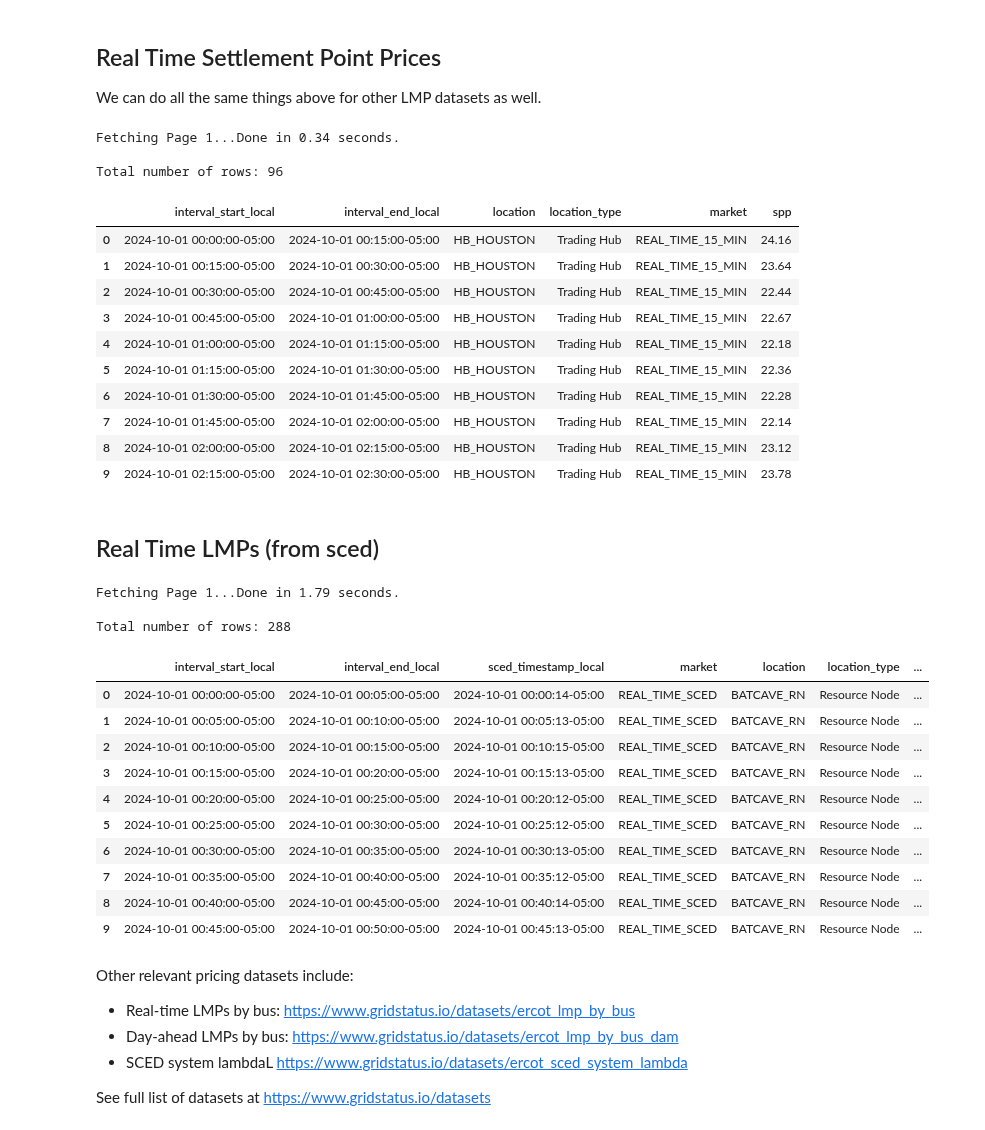
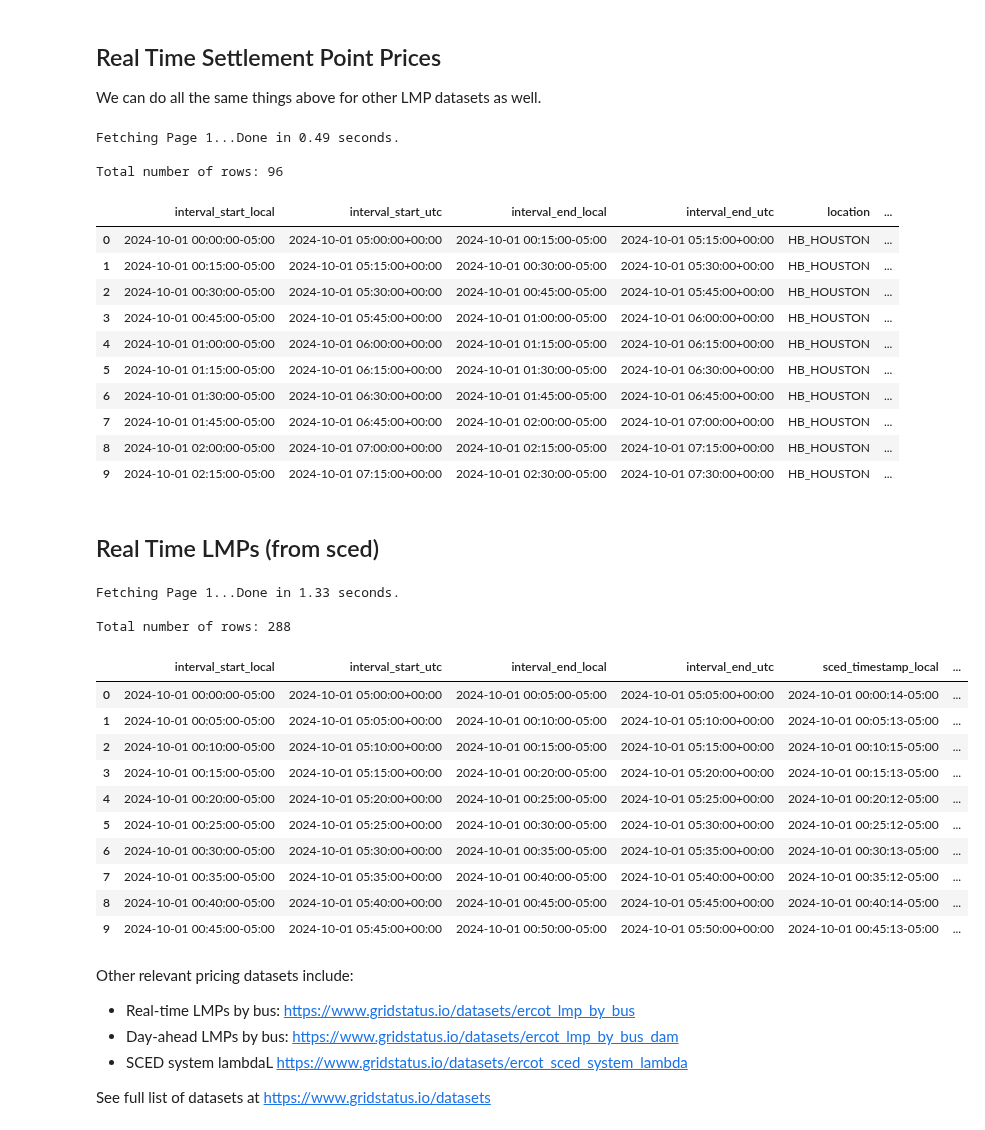
Before and after one commit to gridstatus/gridstatusio, a Jupyter notebook: Examples/ERCOT Pricing Data.ipynb, the cells around one changed output. Drawn from its saved outputs; the diff is of its cells as text; code cells hidden in the pictures.

```diff
--- a/Examples/ERCOT Pricing Data.ipynb
+++ b/Examples/ERCOT Pricing Data.ipynb
@@ -106,51 +106,51 @@ df_rt = client.get_dataset(
     end="2024-10-02",
     filter_column="location",
     filter_value="HB_HOUSTON",
-    tz="US/Central",
+    timezone="US/Central",
 )
 df_rt.head(10)
 # %% [output]
-Fetching Page 1...Done in 0.34 seconds.
+Fetching Page 1...Done in 0.49 seconds.
 
 Total number of rows: 96
-|  | interval_start_local | interval_end_local | location | location_type | market | spp |
-| 0 | 2024-10-01 00:00:00-05:00 | 2024-10-01 00:15:00-05:00 | HB_HOUSTON | Trading Hub | REAL_TIME_15_MIN | 24.16 |
-| 1 | 2024-10-01 00:15:00-05:00 | 2024-10-01 00:30:00-05:00 | HB_HOUSTON | Trading Hub | REAL_TIME_15_MIN | 23.64 |
-| 2 | 2024-10-01 00:30:00-05:00 | 2024-10-01 00:45:00-05:00 | HB_HOUSTON | Trading Hub | REAL_TIME_15_MIN | 22.44 |
-| 3 | 2024-10-01 00:45:00-05:00 | 2024-10-01 01:00:00-05:00 | HB_HOUSTON | Trading Hub | REAL_TIME_15_MIN | 22.67 |
-| 4 | 2024-10-01 01:00:00-05:00 | 2024-10-01 01:15:00-05:00 | HB_HOUSTON | Trading Hub | REAL_TIME_15_MIN | 22.18 |
-| 5 | 2024-10-01 01:15:00-05:00 | 2024-10-01 01:30:00-05:00 | HB_HOUSTON | Trading Hub | REAL_TIME_15_MIN | 22.36 |
-| 6 | 2024-10-01 01:30:00-05:00 | 2024-10-01 01:45:00-05:00 | HB_HOUSTON | Trading Hub | REAL_TIME_15_MIN | 22.28 |
-| 7 | 2024-10-01 01:45:00-05:00 | 2024-10-01 02:00:00-05:00 | HB_HOUSTON | Trading Hub | REAL_TIME_15_MIN | 22.14 |
-| 8 | 2024-10-01 02:00:00-05:00 | 2024-10-01 02:15:00-05:00 | HB_HOUSTON | Trading Hub | REAL_TIME_15_MIN | 23.12 |
-| 9 | 2024-10-01 02:15:00-05:00 | 2024-10-01 02:30:00-05:00 | HB_HOUSTON | Trading Hub | REAL_TIME_15_MIN | 23.78 |
+|  | interval_start_local | interval_start_utc | interval_end_local | interval_end_utc | location | ... |
+| 0 | 2024-10-01 00:00:00-05:00 | 2024-10-01 05:00:00+00:00 | 2024-10-01 00:15:00-05:00 | 2024-10-01 05:15:00+00:00 | HB_HOUSTON | ... |
+| 1 | 2024-10-01 00:15:00-05:00 | 2024-10-01 05:15:00+00:00 | 2024-10-01 00:30:00-05:00 | 2024-10-01 05:30:00+00:00 | HB_HOUSTON | ... |
+| 2 | 2024-10-01 00:30:00-05:00 | 2024-10-01 05:30:00+00:00 | 2024-10-01 00:45:00-05:00 | 2024-10-01 05:45:00+00:00 | HB_HOUSTON | ... |
+| 3 | 2024-10-01 00:45:00-05:00 | 2024-10-01 05:45:00+00:00 | 2024-10-01 01:00:00-05:00 | 2024-10-01 06:00:00+00:00 | HB_HOUSTON | ... |
+| 4 | 2024-10-01 01:00:00-05:00 | 2024-10-01 06:00:00+00:00 | 2024-10-01 01:15:00-05:00 | 2024-10-01 06:15:00+00:00 | HB_HOUSTON | ... |
+| 5 | 2024-10-01 01:15:00-05:00 | 2024-10-01 06:15:00+00:00 | 2024-10-01 01:30:00-05:00 | 2024-10-01 06:30:00+00:00 | HB_HOUSTON | ... |
+| 6 | 2024-10-01 01:30:00-05:00 | 2024-10-01 06:30:00+00:00 | 2024-10-01 01:45:00-05:00 | 2024-10-01 06:45:00+00:00 | HB_HOUSTON | ... |
+| 7 | 2024-10-01 01:45:00-05:00 | 2024-10-01 06:45:00+00:00 | 2024-10-01 02:00:00-05:00 | 2024-10-01 07:00:00+00:00 | HB_HOUSTON | ... |
+| 8 | 2024-10-01 02:00:00-05:00 | 2024-10-01 07:00:00+00:00 | 2024-10-01 02:15:00-05:00 | 2024-10-01 07:15:00+00:00 | HB_HOUSTON | ... |
+| 9 | 2024-10-01 02:15:00-05:00 | 2024-10-01 07:15:00+00:00 | 2024-10-01 02:30:00-05:00 | 2024-10-01 07:30:00+00:00 | HB_HOUSTON | ... |
 # %% [markdown]
 ## Real Time LMPs (from sced)
 # %%
 df_rt_lmp = client.get_dataset(
     dataset="ercot_lmp_by_settlement_point",
     start="2024-10-01",
     end="2024-10-02",
     filter_column="location",
     filter_value="BATCAVE_RN",
-    tz="US/Central",
+    timezone="US/Central",
 )
 df_rt_lmp.head(10)
 # %% [output]
-Fetching Page 1...Done in 1.79 seconds.
+Fetching Page 1...Done in 1.33 seconds.
 
 Total number of rows: 288
-|  | interval_start_local | interval_end_local | sced_timestamp_local | market | location | location_type | ... |
-| 0 | 2024-10-01 00:00:00-05:00 | 2024-10-01 00:05:00-05:00 | 2024-10-01 00:00:14-05:00 | REAL_TIME_SCED | BATCAVE_RN | Resource Node | ... |
-| 1 | 2024-10-01 00:05:00-05:00 | 2024-10-01 00:10:00-05:00 | 2024-10-01 00:05:13-05:00 | REAL_TIME_SCED | BATCAVE_RN | Resource Node | ... |
-| 2 | 2024-10-01 00:10:00-05:00 | 2024-10-01 00:15:00-05:00 | 2024-10-01 00:10:15-05:00 | REAL_TIME_SCED | BATCAVE_RN | Resource Node | ... |
-| 3 | 2024-10-01 00:15:00-05:00 | 2024-10-01 00:20:00-05:00 | 2024-10-01 00:15:13-05:00 | REAL_TIME_SCED | BATCAVE_RN | Resource Node | ... |
-| 4 | 2024-10-01 00:20:00-05:00 | 2024-10-01 00:25:00-05:00 | 2024-10-01 00:20:12-05:00 | REAL_TIME_SCED | BATCAVE_RN | Resource Node | ... |
-| 5 | 2024-10-01 00:25:00-05:00 | 2024-10-01 00:30:00-05:00 | 2024-10-01 00:25:12-05:00 | REAL_TIME_SCED | BATCAVE_RN | Resource Node | ... |
-| 6 | 2024-10-01 00:30:00-05:00 | 2024-10-01 00:35:00-05:00 | 2024-10-01 00:30:13-05:00 | REAL_TIME_SCED | BATCAVE_RN | Resource Node | ... |
-| 7 | 2024-10-01 00:35:00-05:00 | 2024-10-01 00:40:00-05:00 | 2024-10-01 00:35:12-05:00 | REAL_TIME_SCED | BATCAVE_RN | Resource Node | ... |
-| 8 | 2024-10-01 00:40:00-05:00 | 2024-10-01 00:45:00-05:00 | 2024-10-01 00:40:14-05:00 | REAL_TIME_SCED | BATCAVE_RN | Resource Node | ... |
-| 9 | 2024-10-01 00:45:00-05:00 | 2024-10-01 00:50:00-05:00 | 2024-10-01 00:45:13-05:00 | REAL_TIME_SCED | BATCAVE_RN | Resource Node | ... |
+|  | interval_start_local | interval_start_utc | interval_end_local | interval_end_utc | sced_timestamp_local | ... |
+| 0 | 2024-10-01 00:00:00-05:00 | 2024-10-01 05:00:00+00:00 | 2024-10-01 00:05:00-05:00 | 2024-10-01 05:05:00+00:00 | 2024-10-01 00:00:14-05:00 | ... |
+| 1 | 2024-10-01 00:05:00-05:00 | 2024-10-01 05:05:00+00:00 | 2024-10-01 00:10:00-05:00 | 2024-10-01 05:10:00+00:00 | 2024-10-01 00:05:13-05:00 | ... |
+| 2 | 2024-10-01 00:10:00-05:00 | 2024-10-01 05:10:00+00:00 | 2024-10-01 00:15:00-05:00 | 2024-10-01 05:15:00+00:00 | 2024-10-01 00:10:15-05:00 | ... |
+| 3 | 2024-10-01 00:15:00-05:00 | 2024-10-01 05:15:00+00:00 | 2024-10-01 00:20:00-05:00 | 2024-10-01 05:20:00+00:00 | 2024-10-01 00:15:13-05:00 | ... |
+| 4 | 2024-10-01 00:20:00-05:00 | 2024-10-01 05:20:00+00:00 | 2024-10-01 00:25:00-05:00 | 2024-10-01 05:25:00+00:00 | 2024-10-01 00:20:12-05:00 | ... |
+| 5 | 2024-10-01 00:25:00-05:00 | 2024-10-01 05:25:00+00:00 | 2024-10-01 00:30:00-05:00 | 2024-10-01 05:30:00+00:00 | 2024-10-01 00:25:12-05:00 | ... |
+| 6 | 2024-10-01 00:30:00-05:00 | 2024-10-01 05:30:00+00:00 | 2024-10-01 00:35:00-05:00 | 2024-10-01 05:35:00+00:00 | 2024-10-01 00:30:13-05:00 | ... |
+| 7 | 2024-10-01 00:35:00-05:00 | 2024-10-01 05:35:00+00:00 | 2024-10-01 00:40:00-05:00 | 2024-10-01 05:40:00+00:00 | 2024-10-01 00:35:12-05:00 | ... |
+| 8 | 2024-10-01 00:40:00-05:00 | 2024-10-01 05:40:00+00:00 | 2024-10-01 00:45:00-05:00 | 2024-10-01 05:45:00+00:00 | 2024-10-01 00:40:14-05:00 | ... |
+| 9 | 2024-10-01 00:45:00-05:00 | 2024-10-01 05:45:00+00:00 | 2024-10-01 00:50:00-05:00 | 2024-10-01 05:50:00+00:00 | 2024-10-01 00:45:13-05:00 | ... |
 # %% [markdown]
 Other relevant pricing datasets include:
 
```
Also changed, not shown: parts of 5 cells of this notebook, 10 other files.
